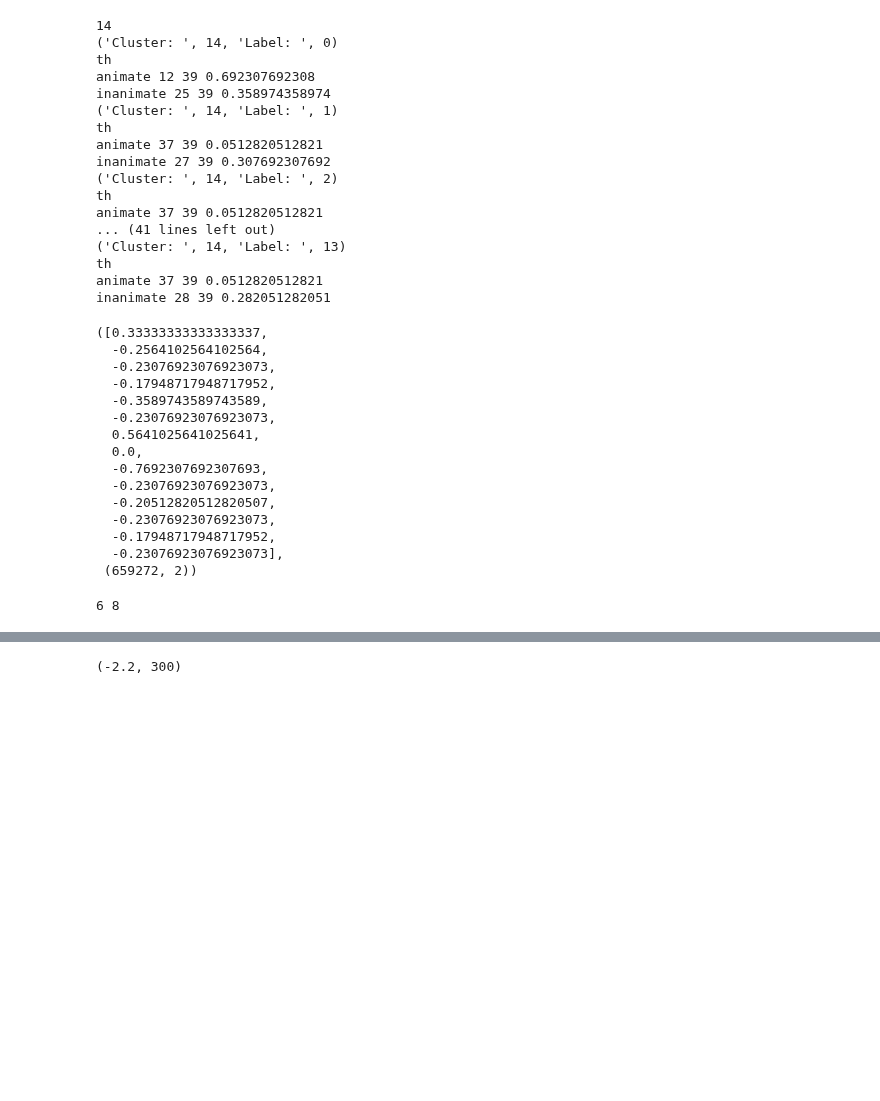
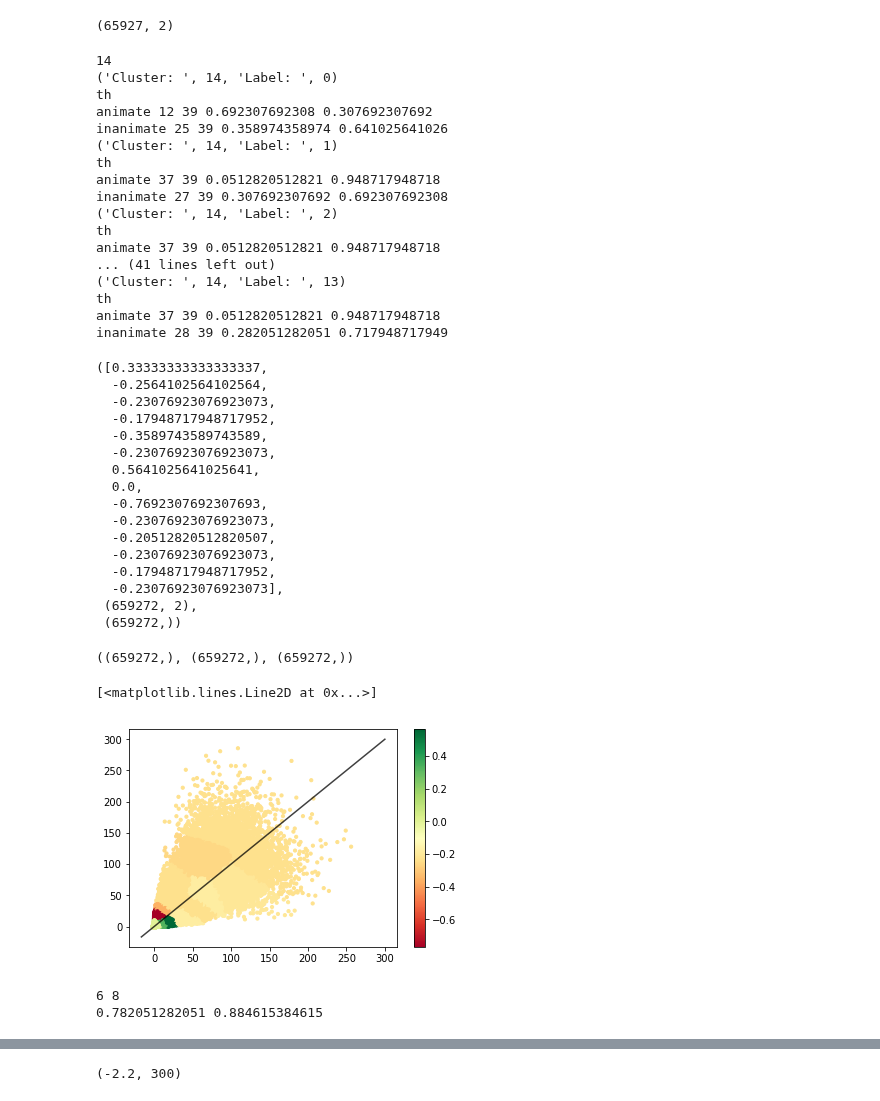
Before and after one commit to SNaGLab/Cognitive-Parcellation, a Jupyter notebook: code/models/alexnet_step_2.ipynb, the cells around one changed output, grey strips where cells are left out. Saved outputs shown, nothing was run; the diff lists cells and outputs as text; code cells hidden in the pictures; blank space fills up the shorter version.

```diff
--- a/code/models/alexnet_step_2.ipynb
+++ b/code/models/alexnet_step_2.ipynb
@@ -391,3 +407,7 @@ X = np.column_stack((X_fold,y_fold))
+# %%
+X_new = kmeans.cluster_centers_
+# %% [output]
+(65927, 2)
 # %%
 #DO CLUSTERING AND GET CLUSTERS
 
@@ -398,7 +418,8 @@ j = 14
 print j
 clf = KMeans(n_clusters=j, random_state=143)
 y_pred = clf.fit_predict(X)
-#print clf.cluster_centers_
+#print clf.labels_
+Z = clf.predict(X)
 
 for label in set(clf.labels_):
     print('Cluster: ',j,'Label: ', label)
@@ -440,7 +461,7 @@ for label in set(clf.labels_):
 
         count, error  = top5accuracy(true_valid_wids, predicted_valid_wids)
 
-        print str(p)+' '+str(count)+' '+str(len(im_valid_test))+' '+str(error)
+        print str(p)+' '+str(count)+' '+str(len(im_valid_test))+' '+str(error)+' '+str(1-error)
 
         if flag == 0:
             dprime = error
@@ -453,22 +474,22 @@ for label in set(clf.labels_):
 14
 ('Cluster: ', 14, 'Label: ', 0)
 th
-animate 12 39 0.692307692308
-inanimate 25 39 0.358974358974
+animate 12 39 0.692307692308 0.307692307692
+inanimate 25 39 0.358974358974 0.641025641026
 ('Cluster: ', 14, 'Label: ', 1)
 th
-animate 37 39 0.0512820512821
-inanimate 27 39 0.307692307692
+animate 37 39 0.0512820512821 0.948717948718
+inanimate 27 39 0.307692307692 0.692307692308
 ('Cluster: ', 14, 'Label: ', 2)
 th
-animate 37 39 0.0512820512821
+animate 37 39 0.0512820512821 0.948717948718
 ... (41 lines left out)
 ('Cluster: ', 14, 'Label: ', 13)
 th
-animate 37 39 0.0512820512821
-inanimate 28 39 0.282051282051
+animate 37 39 0.0512820512821 0.948717948718
+inanimate 28 39 0.282051282051 0.717948717949
 # %%
-result.values(),X.shape
+result.values(),X.shape,Z.shape
 # %% [output]
 ([0.33333333333333337,
   -0.2564102564102564,
@@ -484,10 +505,37 @@ result.values(),X.shape
   -0.23076923076923073,
   -0.17948717948717952,
   -0.23076923076923073],
- (659272, 2))
+ (659272, 2),
+ (659272,))
+# %%
+z = []
+for i in range(len(Z)):
+    z.append(result[Z[i]])
+# %%
+x = X[:,0]
+y = X[:,1]
+z = np.asarray(z)
+# %%
+#Density Plot for Animate/Inanimate
+
+print(x.shape,y.shape,z.shape)
+fig, ax = plt.subplots()
+cs = ax.scatter(x, y, c=z, s=10,cmap=plt.cm.RdYlGn)
+cbar = fig.colorbar(cs)
+lims = [
+    np.min([ax.get_xlim(), ax.get_ylim()]),  # min of both axes
+    np.max([ax.get_xlim(), ax.get_ylim()]),  # max of both axes
+]
+ax.plot(lims, lims, 'k-', alpha=0.75)
+# %% [output]
+((659272,), (659272,), (659272,))
+[<matplotlib.lines.Line2D at 0x...>]
+[figure, added]
 # %%
 print result.values().index(max(result.values())), result.values().index(min(result.values()))
-ana = result.values().index(max(result.values())),
-ina = result.values().index(min(result.values()))
+ana = int(result.values().index(max(result.values())))
+ina = int(result.values().index(min(result.values())))
+print  (1. + result[ana])/2., -1*(result[ina] - 1)/2.
 # %% [output]
 6 8
+0.782051282051 0.884615384615
```
Also changed, not shown: parts of 3 cells of this notebook, 1 other file.
